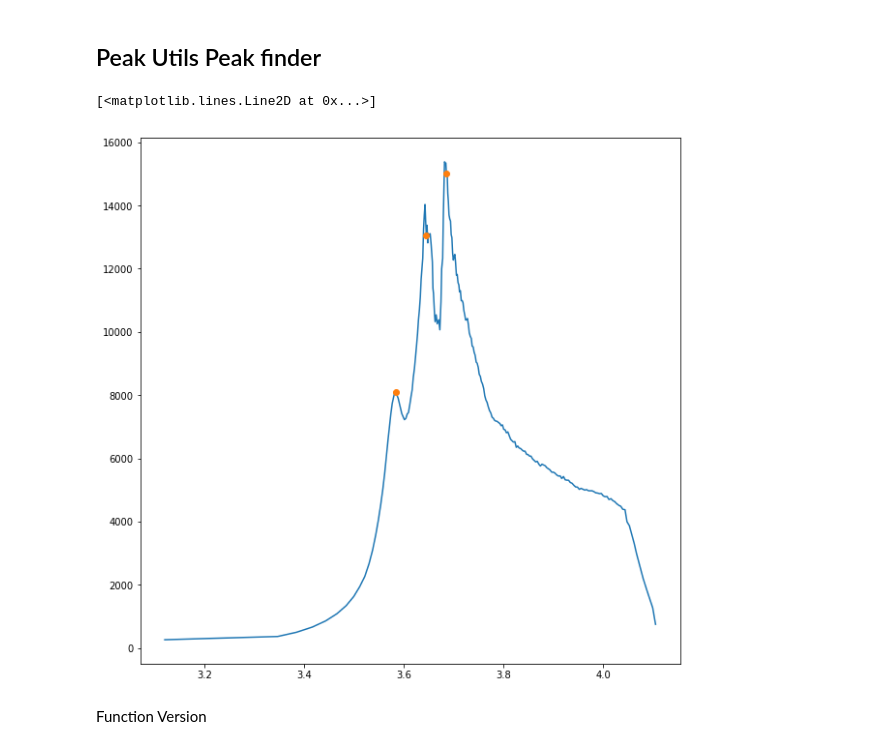
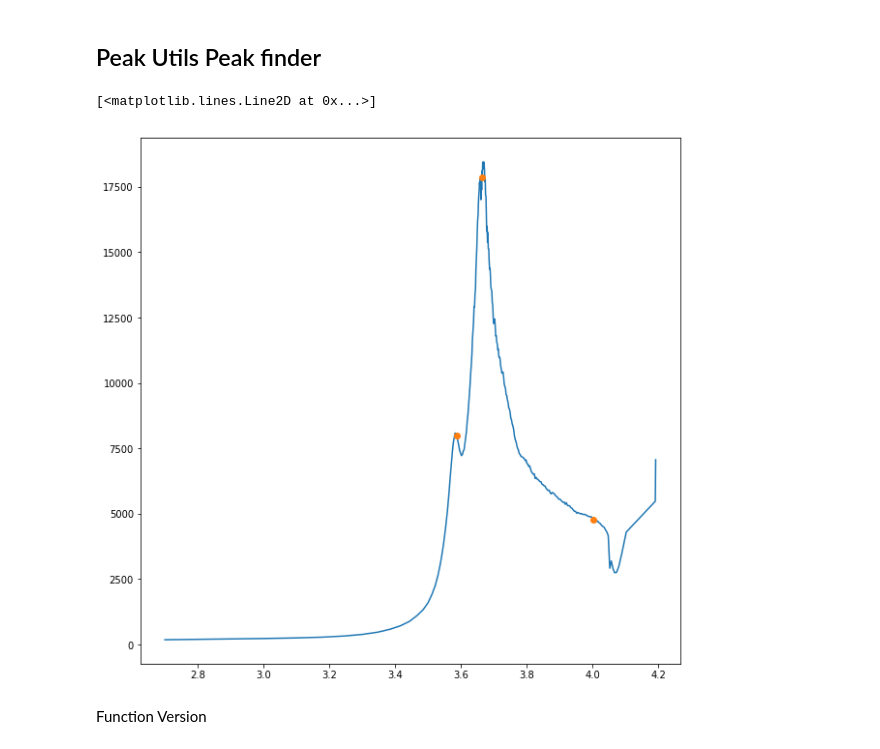
Before and after one commit to nicolet5/DiffCapAnalyzer, a Jupyter notebook: ourproject/FittingFunctionDev.ipynb, the cells around one changed output. Saved outputs shown, nothing was run; the diff lists cells and outputs as text; code cells hidden in the pictures.

```diff
--- a/ourproject/FittingFunctionDev.ipynb
+++ b/ourproject/FittingFunctionDev.ipynb
@@ -27,10 +27,10 @@ import chachifuncs
 # I had to make this first directory (source) just as a small set of the data to test this code on, and then had to make a
 #directory for where I wanted my cycles to be stored in once they were seperated out. This code takes a while to run.
 
-testdf = pd.read_excel('NLT_Test/NLT_TestSource/NLTtestCycle18.xlsx')
+testdf = pd.read_excel('NLT_Test/NLT_TestSource/NLTtestCycle10.xlsx')
 #just picked a random one out of the separated out cycles
 
-charge, discharge = chachifuncs.clean_calc_sep_smooth(testdf, 17, 3)
+charge, discharge = chachifuncs.clean_calc_sep_smooth(testdf, 25, 3)
 
 fig = plt.figure(figsize=(10, 10), facecolor='w', edgecolor='k')
 myplot = plt.plot(charge['Voltage(V)'], charge['Smoothed_dQ/dV'])
@@ -58,17 +59,17 @@ myplot = plt.plot(sigx_bot, sigy_bot)
 ## Peak Utils Peak finder
 # %%
 pwid = 3
-sigy_smooth = scipy.signal.savgol_filter(sigy_bot, 19, 3)
+sigy_smooth = scipy.signal.savgol_filter(sigy_bot, 25, 3)
 import peakutils
 i = peakutils.indexes(sigy_smooth, thres=3/max(sigy_bot), min_dist=9)
 #i = scipy.signal.find_peaks_cwt(sigy, sigx*9)
 
 fig = plt.figure(figsize=(10, 10), facecolor='w', edgecolor='k')
 plt.plot(sigx_bot, sigy_bot)
 plt.plot(sigx_bot[i], sigy_bot[i], 'o')
 # %% [output]
 [<matplotlib.lines.Line2D at 0x...>]
-[figure, old version]
+[figure, new version]
 # %% [markdown]
 Function Version
 # %%
```
Also changed, not shown: parts of 13 cells of this notebook.
